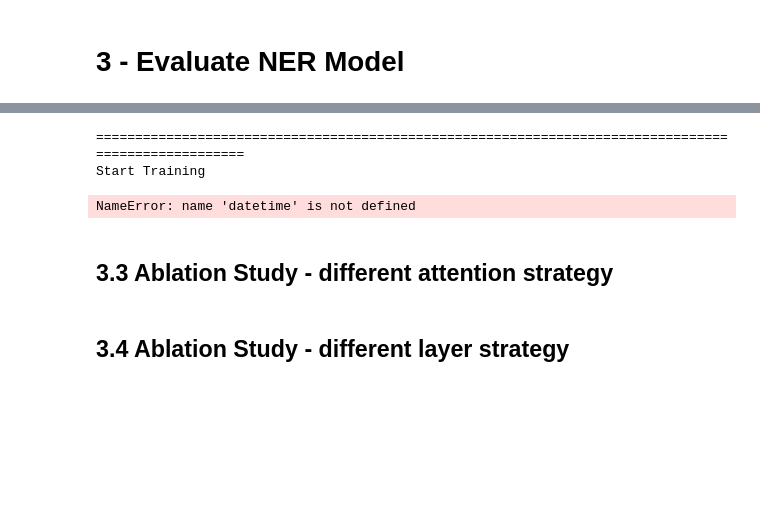
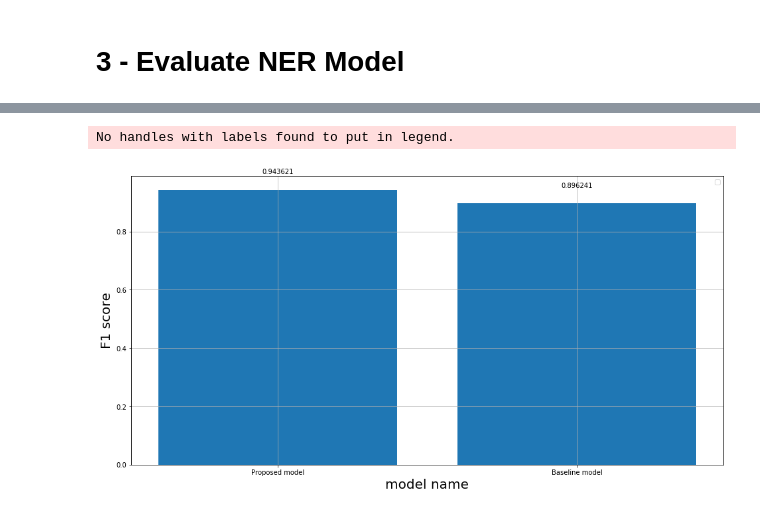
Before and after one commit to 7stitch7/NLP-project, a Jupyter notebook: Assignment2_submit.ipynb, the cells around one changed output, grey strips where cells are left out. Drawn from its saved outputs; the diff is of its cells as text; code cells hidden in the pictures; blank space fills up the shorter version.

```diff
--- a/Assignment2_submit.ipynb
+++ b/Assignment2_submit.ipynb
@@ -958,16 +1253,21 @@ model_structure_configs = [
 # %%
-def train_iter(model, sentence, target, optimizer, POS_Tagging, tf_idf):
+def train_iter(model, sentence, target, optimizer, POS_Tagging, tf_idf,potision = 'Behind lstm'):
     '''
     Train the model for a single iteration.
     An iteration is when a single batch of data is passed forward and
     backward through the neural network.
     '''
-    loss = model.neg_log_likelihood(sentence, target, POS_Tagging, tf_idf)
+    if potision == 'Behind lstm':
+        loss = model.neg_log_likelihood(sentence, target, POS_Tagging, tf_idf)
+    elif potision == 'Behind embedding':
+        loss = model.behind_embedding_neg(sentence, target, POS_Tagging, tf_idf)
+    elif potision == 'both':
+        loss = model.double_way_neg(sentence, target, POS_Tagging, tf_idf)
     loss.backward()
     optimizer.step()
     return loss.item()
 # %%
-def train_epoch(log_interval, model, device, optimizer, epoch, POS_Tagging=True, tf_idf=True):
+def train_epoch(log_interval, model, device, optimizer, epoch, POS_Tagging=True, tf_idf=True,potision = 'Behind lstm'):
     '''
     Train the model for an epoch.
     An epoch is when the entire dataset is passed forward and
@@ -994,7 +1294,7 @@ def train_epoch(log_interval, model, device, optimizer, epoch, POS_Tagging=True,
         sentence_in = torch.tensor(idxs, dtype=torch.long).to(device)
         targets = torch.tensor(tags_index, dtype=torch.long).to(device)
         loss = train_iter(model, sentence=sentence_in, target=targets, optimizer=optimizer, POS_Tagging=pos_in,
-                          tf_idf=tf_idf_in)
+                          tf_idf=tf_idf_in,potision=potision)
         train_loss += loss
         time2 = datetime.datetime.now()
         if (i + 1) % log_interval == 0:
@@ -1037,25 +1615,0 @@ def test(model, input_index, output_index, pos_index=val_pos_index, tf_idf_index
-# %%
-TOTAL_EPOCH = 1
-# Different model evaluation
-
-for config in model_configs:
-    model = BiLSTM_CRF(vocab_size=len(word_to_ix), lstm_dim=config['lstm_dim'])
-    optimizer = optim.SGD(model.parameters(), lr=0.01, weight_decay=1e-4)
-    print("=" * 100)
-    print("Start Training")
-    for epoch in range(TOTAL_EPOCH):
-        train_epoch(500, model=model, device=device, optimizer=optimizer, epoch=epoch, POS_Tagging=config['Pos'],
-                    tf_idf=config['tf_idf'])
-        print("=" * 100)
-        print("Test")
-        _, _, accuracy, f1_ = test(model, val_input_index, val_output_index,
-                                   pos_index=val_pos_index if config['Pos'] else None,
-                                   tf_idf_index=val_tf_idf_index if config['tf_idf'] else None)
-        config['accuracy'].append(accuracy)
-        print("=" * 100)
-# %% [output]
-====================================================================================================
-Start Training
-NameError: name 'datetime' is not defined
-# %% [markdown]
-## 3.3 Ablation Study - different attention strategy
@@ -1075,2 +1615,0 @@ for config in attention_configs:
-# %% [markdown]
-## 3.4 Ablation Study - different layer strategy
@@ -1089,0 +1616,24 @@ for config in model_structure_configs:
+# %%
+import matplotlib.pyplot as plt
+import numpy as np
+
+
+plt.figure(figsize=(16, 8))
+y=[cofig['f1 score'][-1],base_f1[-1]]
+x = ['Proposed model','Baseline model']
+
+plt.bar(x, y)
+
+for a,b in zip(x,y):
+
+    plt.text(a, b+0.05, '%.6f' % b, ha='center', va= 'bottom',fontsize=10)
+
+# plt.title('Validation f1 score - embedding strategy',size=20)
+plt.xlabel('model name',size=20)
+plt.ylabel('F1 score',size=20)
+plt.legend(loc='best')
+plt.grid()
+plt.show()
+# %% [output]
+No handles with labels found to put in legend.
+[figure, added]
```
Also changed, not shown: parts of 42 cells of this notebook, 7 other files.
